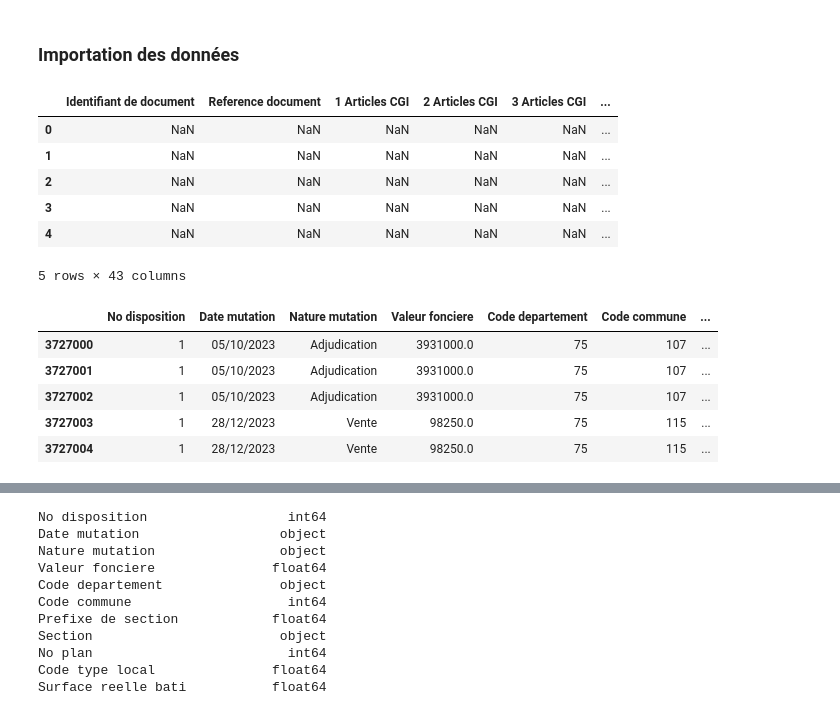
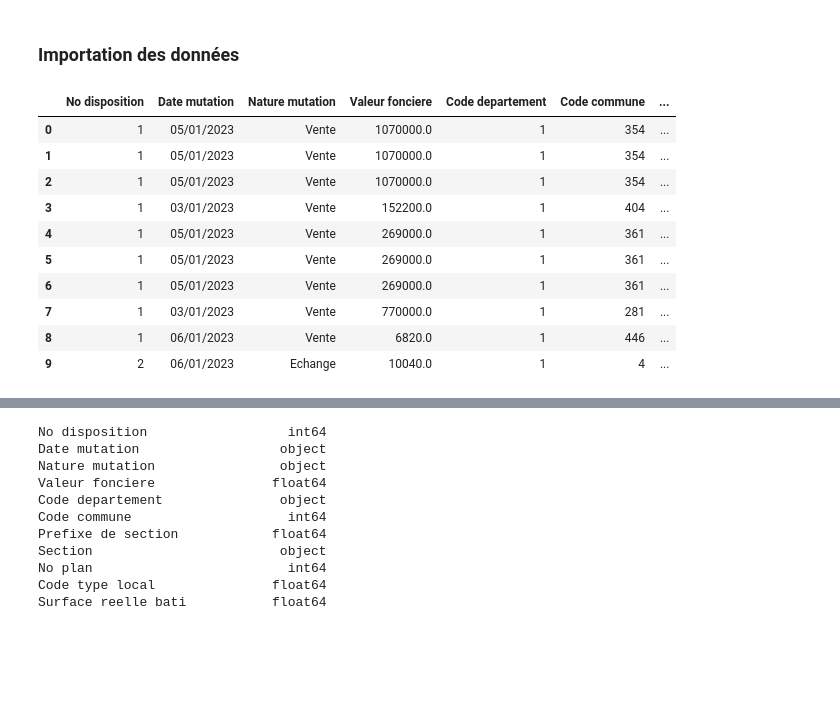
Before and after one commit to ktzkvin/Mastercamp, a Jupyter notebook: MasterCamp_TD_Project.ipynb, the cells around one changed output, grey strips where cells are left out. Drawn from its saved outputs; the diff is of its cells as text; code cells hidden in the pictures; blank space fills up the shorter version.

```diff
--- a/MasterCamp_TD_Project.ipynb
+++ b/MasterCamp_TD_Project.ipynb
@@ -10,51 +14,47 @@ import sns
 # %% [markdown]
 ### Importation des données
-# %%
-# Chargement des données
-df = 'data/valeursfoncieres-2023.txt'
-
-# Lecture du fichier par échantillons de 10 000 lignes
-df_chunks = pd.read_csv(df, sep='|', chunksize=10000, decimal=',')
-
-# Concaténation des échantillons
-df = pd.concat(df_chunks)
-
-# Affichage des 5 premières lignes
-df.head()
-# %% [output]
-|  | Identifiant de document | Reference document | 1 Articles CGI | 2 Articles CGI | 3 Articles CGI | ... |
-| 0 | NaN | NaN | NaN | NaN | NaN | ... |
-| 1 | NaN | NaN | NaN | NaN | NaN | ... |
-| 2 | NaN | NaN | NaN | NaN | NaN | ... |
-| 3 | NaN | NaN | NaN | NaN | NaN | ... |
-| 4 | NaN | NaN | NaN | NaN | NaN | ... |
-5 rows × 43 columns
 # %%
+# Chargement des données
+df = 'data/valeursfoncieres-2023.txt'
+
+# Lecture du fichier par échantillons de 10 000 lignes
+df_chunks = pd.read_csv(df, sep='|', chunksize=10000, decimal=',')
+
+# Concaténation des échantillons
+df = pd.concat(df_chunks)
+
 # On garde les colonnes qui nous intéressent :
 
 # show les noms des colonnes :
 df.columns
 """Index(['Identifiant de document', 'Reference document', '1 Articles CGI',
        '2 Articles CGI', '3 Articles CGI', '4 Articles CGI', '5 Articles CGI',
        'No disposition', 'Date mutation', 'Nature mutation', 'Valeur fonciere',
        'No voie', 'B/T/Q', 'Type de voie', 'Code voie', 'Voie', 'Code postal',
        'Commune', 'Code departement', 'Code commune', 'Prefixe de section',
        'Section', 'No plan', 'No Volume', '1er lot',
        'Surface Carrez du 1er lot', '2eme lot', 'Surface Carrez du 2eme lot',
        '3eme lot', 'Surface Carrez du 3eme lot', '4eme lot',
        'Surface Carrez du 4eme lot', '5eme lot', 'Surface Carrez du 5eme lot',
        'Nombre de lots', 'Code type local', 'Type local', 'Identifiant local',
        'Surface reelle bati', 'Nombre pieces principales', 'Nature culture',
        'Nature culture speciale', 'Surface terrain'],
       dtype='object')"""
 
 # On garde les colonnes qui nous intéressent : "No disposition", "Date mutation", "Nature mutation", "Valeur fonciere", "Code departement", "Code commune", "Prefixe de section", "Section", "No plan", "Code type local", "Surface reelle bati", "Surface terrain"
 df = df[["No disposition", "Date mutation", "Nature mutation", "Valeur fonciere", "Code departement", "Code commune", "Prefixe de section", "Section", "No plan", "Code type local", "Surface reelle bati", "Surface terrain", "Nombre pieces principales", "Surface Carrez du 1er lot", "Surface Carrez du 2eme lot", "Surface Carrez du 3eme lot", "Surface Carrez du 4eme lot", "Surface Carrez du 5eme lot"]]
-df.tail()
+
+# print les 10 premières lignes
+df.head(10)
 # %% [output]
 |  | No disposition | Date mutation | Nature mutation | Valeur fonciere | Code departement | Code commune | ... |
-| 3727000 | 1 | 05/10/2023 | Adjudication | 3931000.0 | 75 | 107 | ... |
-| 3727001 | 1 | 05/10/2023 | Adjudication | 3931000.0 | 75 | 107 | ... |
-| 3727002 | 1 | 05/10/2023 | Adjudication | 3931000.0 | 75 | 107 | ... |
-| 3727003 | 1 | 28/12/2023 | Vente | 98250.0 | 75 | 115 | ... |
-| 3727004 | 1 | 28/12/2023 | Vente | 98250.0 | 75 | 115 | ... |
+| 0 | 1 | 05/01/2023 | Vente | 1070000.0 | 1 | 354 | ... |
+| 1 | 1 | 05/01/2023 | Vente | 1070000.0 | 1 | 354 | ... |
+| 2 | 1 | 05/01/2023 | Vente | 1070000.0 | 1 | 354 | ... |
+| 3 | 1 | 03/01/2023 | Vente | 152200.0 | 1 | 404 | ... |
+| 4 | 1 | 05/01/2023 | Vente | 269000.0 | 1 | 361 | ... |
+| 5 | 1 | 05/01/2023 | Vente | 269000.0 | 1 | 361 | ... |
+| 6 | 1 | 05/01/2023 | Vente | 269000.0 | 1 | 361 | ... |
+| 7 | 1 | 03/01/2023 | Vente | 770000.0 | 1 | 281 | ... |
+| 8 | 1 | 06/01/2023 | Vente | 6820.0 | 1 | 446 | ... |
+| 9 | 2 | 06/01/2023 | Echange | 10040.0 | 1 | 4 | ... |
```
Also changed, not shown: parts of 20 cells of this notebook.
